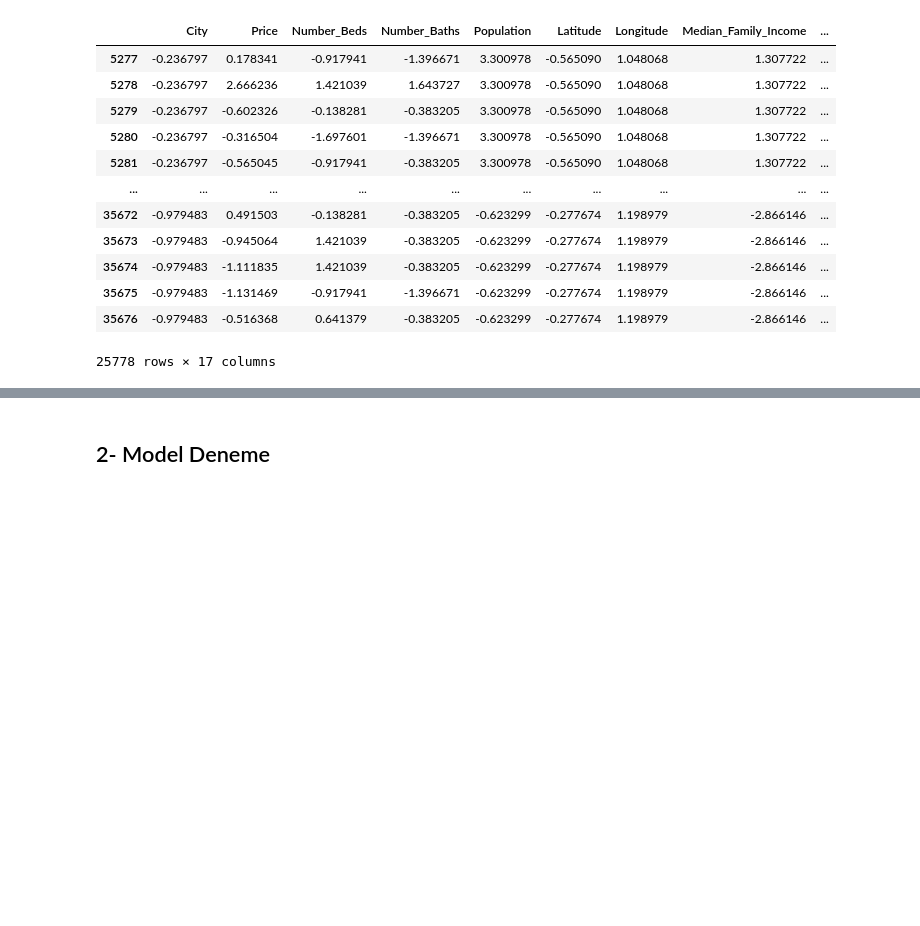
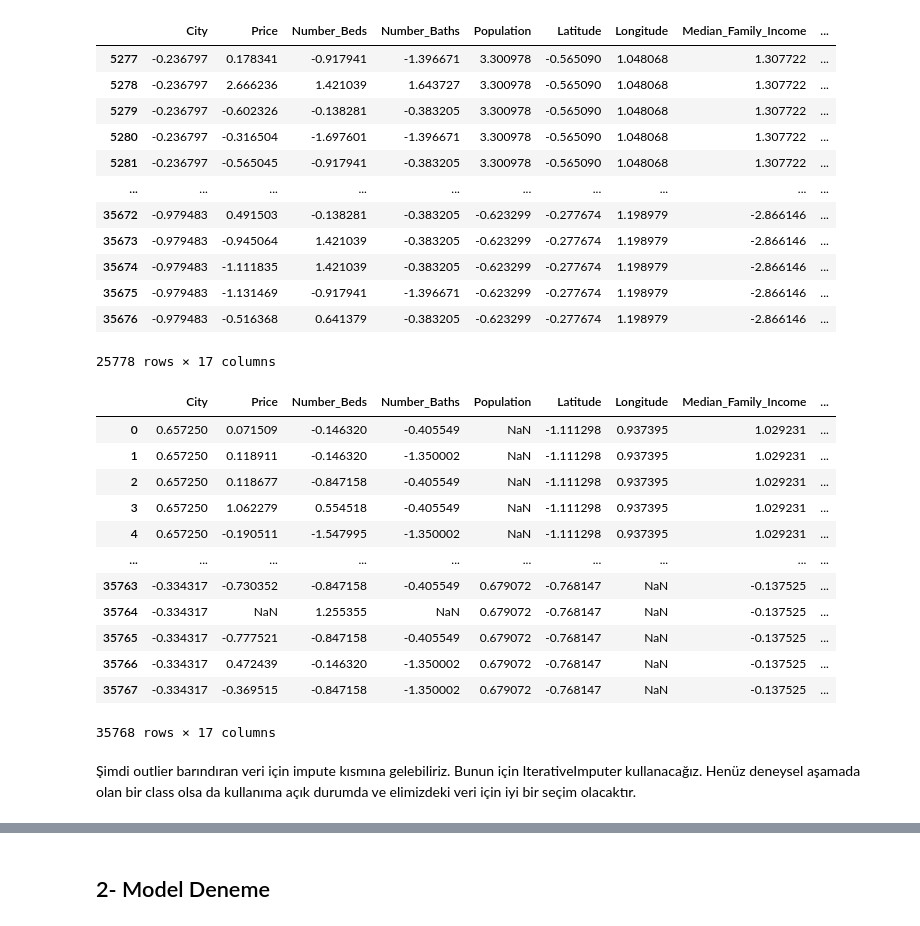
Before and after one commit to BoraDere/HUAI-ARGE, a Jupyter notebook: Canadian house prices for top cities/reg.ipynb, the cells around one changed output, grey strips where cells are left out. Saved outputs shown, nothing was run; the diff lists cells and outputs as text; code cells hidden in the pictures; blank space fills up the shorter version.

```diff
--- a/Canadian house prices for top cities/reg.ipynb
+++ b/Canadian house prices for top cities/reg.ipynb
@@ -360,3 +385,22 @@ outlier_removed_df
 | 35675 | -0.979483 | -1.131469 | -0.917941 | -1.396671 | -0.623299 | -0.277674 | 1.198979 | -2.866146 | ... |
 | 35676 | -0.979483 | -0.516368 | 0.641379 | -0.383205 | -0.623299 | -0.277674 | 1.198979 | -2.866146 | ... |
 25778 rows × 17 columns
+# %%
+with_outliers[cols] = scaler.fit_transform(with_outliers[cols])
+with_outliers
+# %% [output]
+|  | City | Price | Number_Beds | Number_Baths | Population | Latitude | Longitude | Median_Family_Income | ... |
+| 0 | 0.657250 | 0.071509 | -0.146320 | -0.405549 | NaN | -1.111298 | 0.937395 | 1.029231 | ... |
+| 1 | 0.657250 | 0.118911 | -0.146320 | -1.350002 | NaN | -1.111298 | 0.937395 | 1.029231 | ... |
+| 2 | 0.657250 | 0.118677 | -0.847158 | -0.405549 | NaN | -1.111298 | 0.937395 | 1.029231 | ... |
+| 3 | 0.657250 | 1.062279 | 0.554518 | -0.405549 | NaN | -1.111298 | 0.937395 | 1.029231 | ... |
+| 4 | 0.657250 | -0.190511 | -1.547995 | -1.350002 | NaN | -1.111298 | 0.937395 | 1.029231 | ... |
+| ... | ... | ... | ... | ... | ... | ... | ... | ... | ... |
+| 35763 | -0.334317 | -0.730352 | -0.847158 | -0.405549 | 0.679072 | -0.768147 | NaN | -0.137525 | ... |
+| 35764 | -0.334317 | NaN | 1.255355 | NaN | 0.679072 | -0.768147 | NaN | -0.137525 | ... |
+| 35765 | -0.334317 | -0.777521 | -0.847158 | -0.405549 | 0.679072 | -0.768147 | NaN | -0.137525 | ... |
+| 35766 | -0.334317 | 0.472439 | -0.146320 | -1.350002 | 0.679072 | -0.768147 | NaN | -0.137525 | ... |
+| 35767 | -0.334317 | -0.369515 | -0.847158 | -1.350002 | 0.679072 | -0.768147 | NaN | -0.137525 | ... |
+35768 rows × 17 columns
+# %% [markdown]
+Şimdi outlier barındıran veri için impute kısmına gelebiliriz. Bunun için IterativeImputer kullanacağız. Henüz deneysel aşamada olan bir class olsa da kullanıma açık durumda ve elimizdeki veri için iyi bir seçim olacaktır.
```
Also changed, not shown: parts of 36 cells of this notebook, 1 other file.
